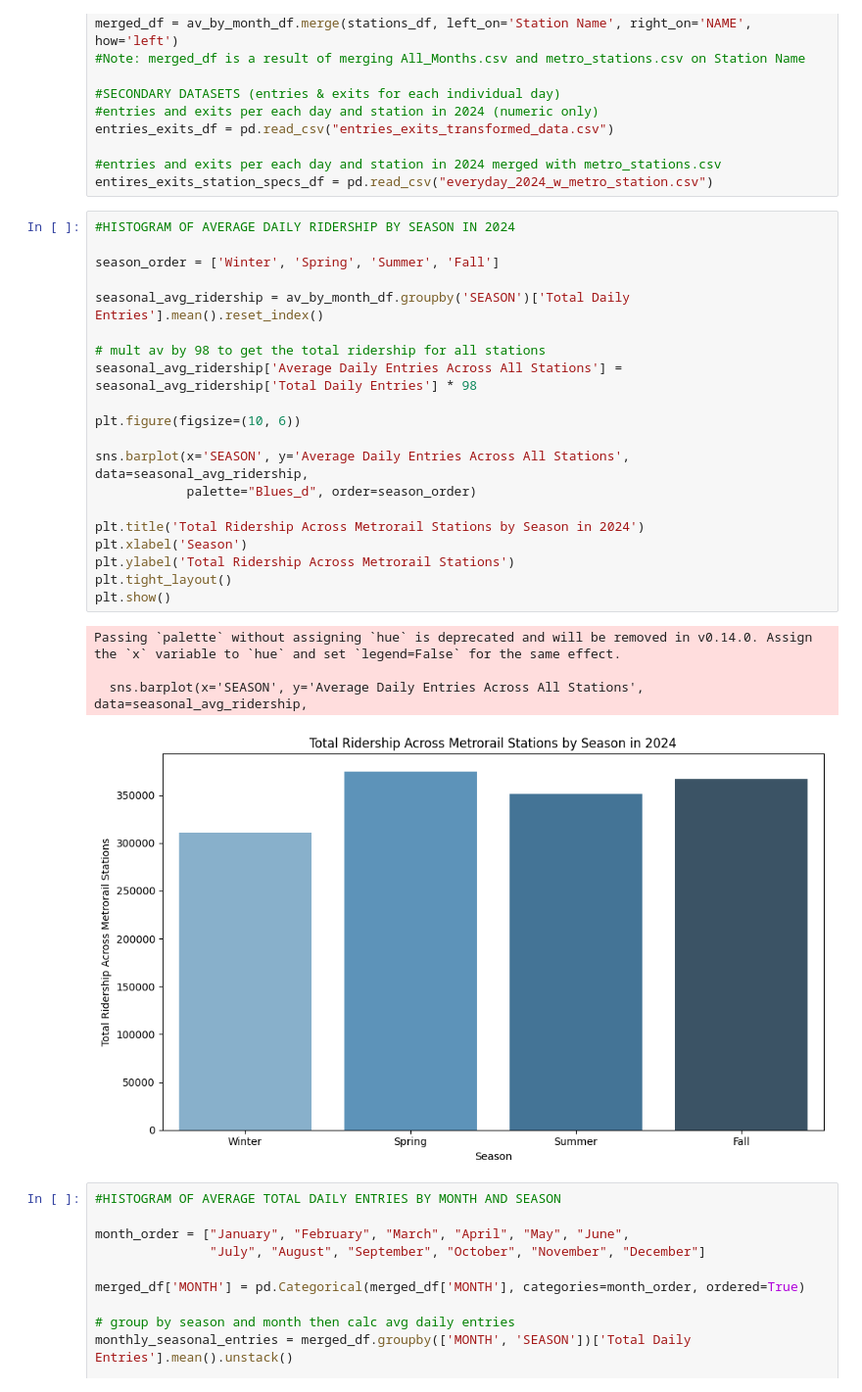
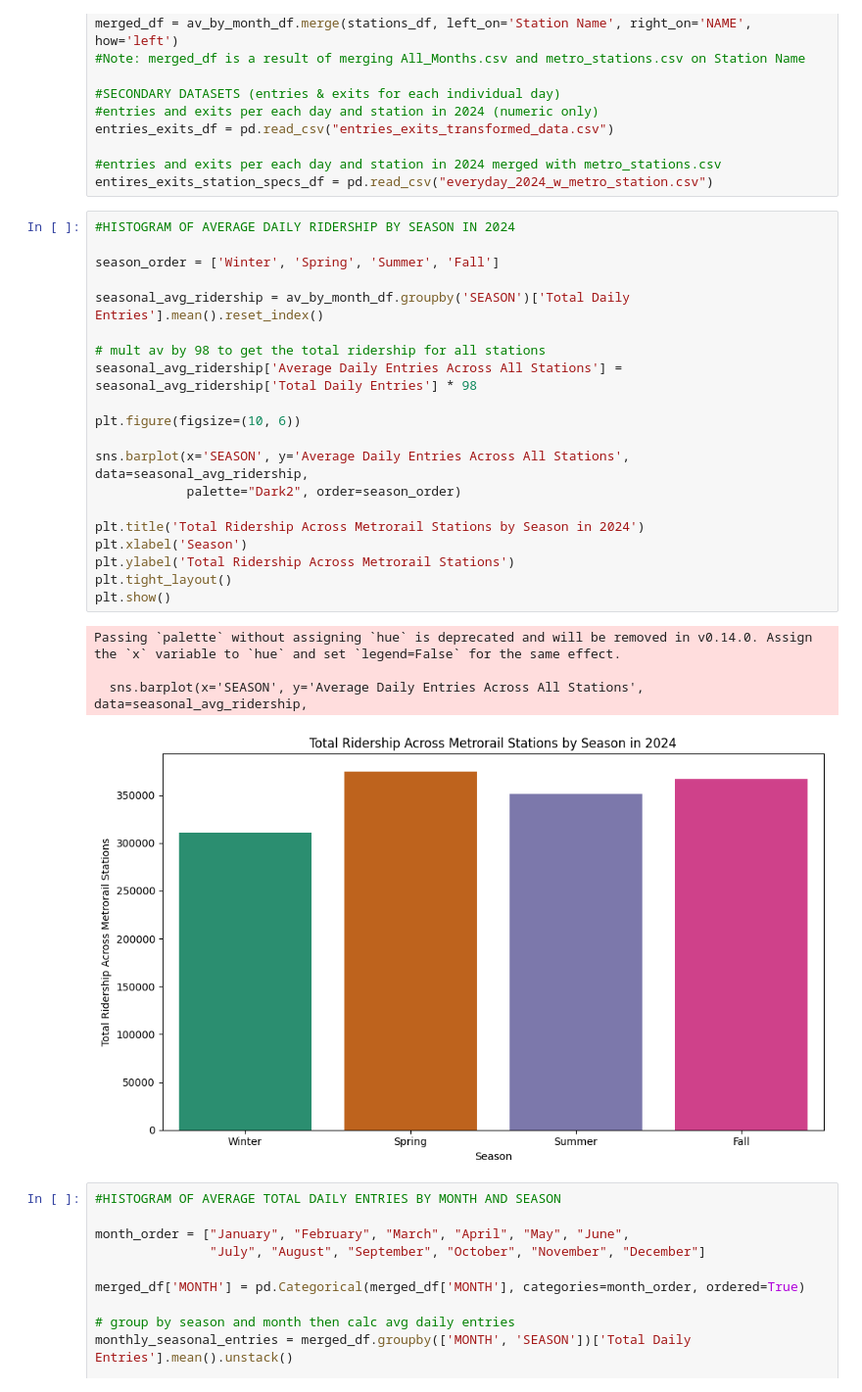
Before and after one commit to maya-mp/WMATA_Analysis, a Jupyter notebook: Info_Challenge/Initial_Viz/Visualizations.ipynb, the cells around one changed output. Shown at 98% size. Drawn from its saved outputs; the diff is of its cells as text.

```diff
--- a/Info_Challenge/Initial_Viz/Visualizations.ipynb
+++ b/Info_Challenge/Initial_Viz/Visualizations.ipynb
@@ -83,28 +83,28 @@ entires_exits_station_specs_df = pd.read_csv("everyday_2024_w_metro_station.csv"
 # %%
 #HISTOGRAM OF AVERAGE DAILY RIDERSHIP BY SEASON IN 2024
 
 season_order = ['Winter', 'Spring', 'Summer', 'Fall']
 
 seasonal_avg_ridership = av_by_month_df.groupby('SEASON')['Total Daily Entries'].mean().reset_index()
 
 # mult av by 98 to get the total ridership for all stations
 seasonal_avg_ridership['Average Daily Entries Across All Stations'] = seasonal_avg_ridership['Total Daily Entries'] * 98
 
 plt.figure(figsize=(10, 6))
 
 sns.barplot(x='SEASON', y='Average Daily Entries Across All Stations', data=seasonal_avg_ridership,
-            palette="Blues_d", order=season_order)
+            palette="Dark2", order=season_order)
 
 plt.title('Total Ridership Across Metrorail Stations by Season in 2024')
 plt.xlabel('Season')
 plt.ylabel('Total Ridership Across Metrorail Stations')
 plt.tight_layout()
 plt.show()
 # %% [output]
 Passing `palette` without assigning `hue` is deprecated and will be removed in v0.14.0. Assign the `x` variable to `hue` and set `legend=False` for the same effect.
 
   sns.barplot(x='SEASON', y='Average Daily Entries Across All Stations', data=seasonal_avg_ridership,
-[figure, old version]
+[figure, new version]
 # %%
 #HISTOGRAM OF AVERAGE TOTAL DAILY ENTRIES BY MONTH AND SEASON
 
```
Also changed, not shown: parts of 1 cell of this notebook, 1 other file.
